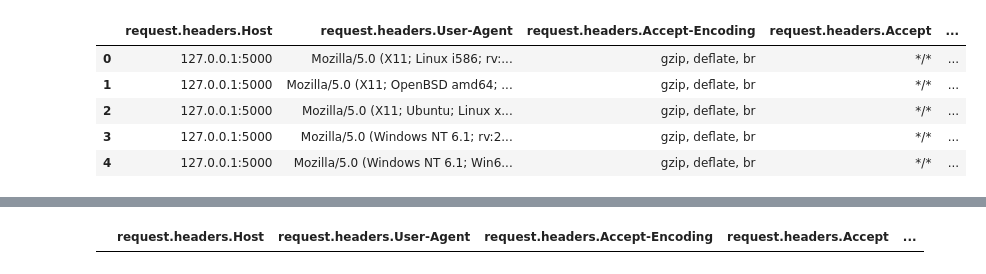
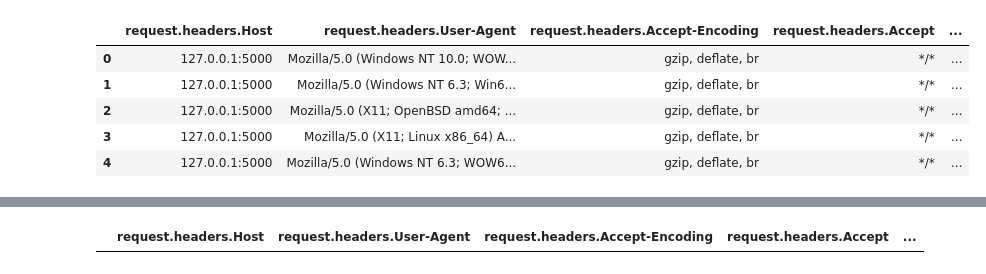
Before and after one commit to Lioo7/Cisco-API-security-challenge, a Jupyter notebook: model_3.ipynb, the cells around one changed output, grey strips where cells are left out. Cells and saved outputs as stored; diff of their text form; code cells hidden in the pictures.

```diff
--- a/model_3.ipynb
+++ b/model_3.ipynb
@@ -27,23 +18,24 @@ import matplotlib.pyplot as plt
 # %%
 # Set pandas to show all columns when you print a dataframe
 pd.set_option('display.max_columns', None)
 
 # Global setting here you choose the dataset number and classification type for the model
-dataset_number = 1 # Options are [1, 2, 3, 4]
+dataset_number = 3 # Options are [1, 2, 3, 4]
 test_type = 'label' # Options are ['label', 'attack_type']
+
 # Read the json and read it to a pandas dataframe object, you can change these settings
-with open(f'datasets/dataset_{str(dataset_number)}_train.json') as file:
+with open(f'dataset_{str(dataset_number)}_train.json') as file:
     raw_ds = json.load(file)
 df = pd.json_normalize(raw_ds, max_level=2)
 
 # Shoe the first five lines of the dataframe to see if everything was read accordingly
 df.head()
 # %% [output]
 |  | request.headers.Host | request.headers.User-Agent | request.headers.Accept-Encoding | request.headers.Accept | ... |
-| 0 | 127.0.0.1:5000 | Mozilla/5.0 (X11; Linux i586; rv:... | gzip, deflate, br | */* | ... |
-| 1 | 127.0.0.1:5000 | Mozilla/5.0 (X11; OpenBSD amd64; ... | gzip, deflate, br | */* | ... |
-| 2 | 127.0.0.1:5000 | Mozilla/5.0 (X11; Ubuntu; Linux x... | gzip, deflate, br | */* | ... |
-| 3 | 127.0.0.1:5000 | Mozilla/5.0 (Windows NT 6.1; rv:2... | gzip, deflate, br | */* | ... |
-| 4 | 127.0.0.1:5000 | Mozilla/5.0 (Windows NT 6.1; Win6... | gzip, deflate, br | */* | ... |
+| 0 | 127.0.0.1:5000 | Mozilla/5.0 (Windows NT 10.0; WOW... | gzip, deflate, br | */* | ... |
+| 1 | 127.0.0.1:5000 | Mozilla/5.0 (Windows NT 6.3; Win6... | gzip, deflate, br | */* | ... |
+| 2 | 127.0.0.1:5000 | Mozilla/5.0 (X11; OpenBSD amd64; ... | gzip, deflate, br | */* | ... |
+| 3 | 127.0.0.1:5000 | Mozilla/5.0 (X11; Linux x86_64) A... | gzip, deflate, br | */* | ... |
+| 4 | 127.0.0.1:5000 | Mozilla/5.0 (Windows NT 6.3; WOW6... | gzip, deflate, br | */* | ... |
 # %%
 def check_for_SQL_injection(row):
```
Also changed, not shown: parts of 12 cells of this notebook, 1 other file.
